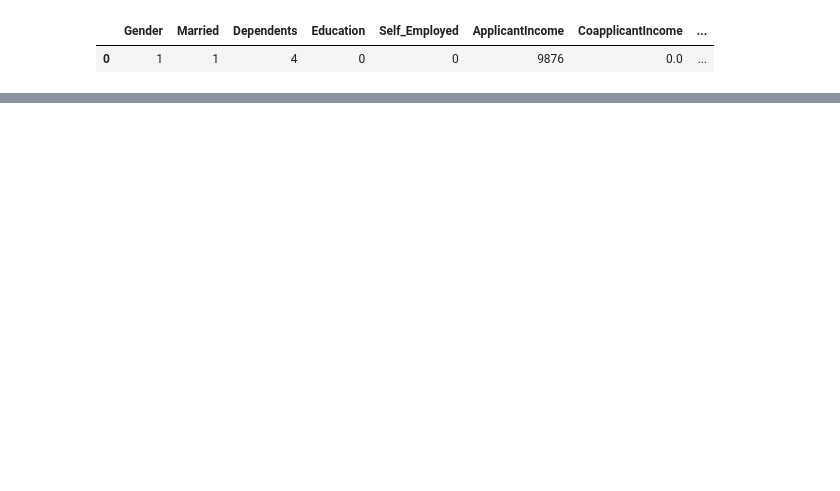
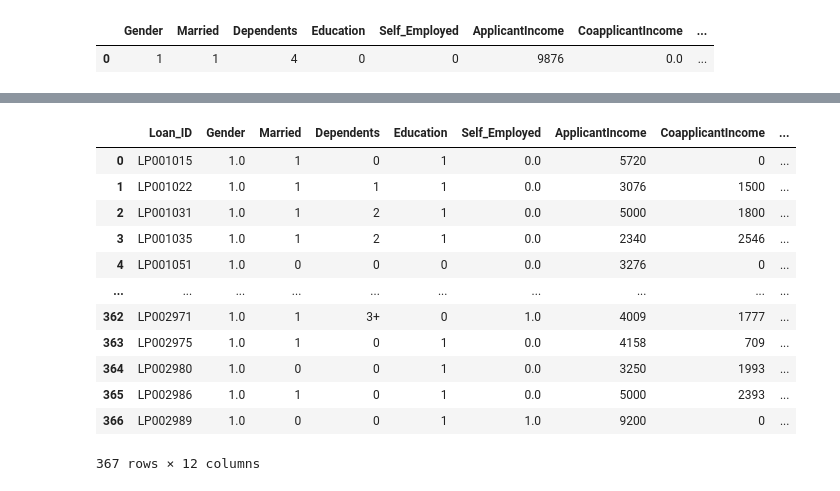
Before and after one commit to sakshiiisinghh/sakshi-, a Jupyter notebook: minor_project.ipynb, the cells around one changed output, grey strips where cells are left out. Cells and saved outputs as stored; diff of their text form; code cells hidden in the pictures; blank space fills up the shorter version.

```diff
--- a/minor_project.ipynb
+++ b/minor_project.ipynb
@@ -524,0 +556,16 @@ Loan Approved
+# %%
+output
+# %% [output]
+|  | Loan_ID | Gender | Married | Dependents | Education | Self_Employed | ApplicantIncome | CoapplicantIncome | ... |
+| 0 | LP001015 | 1.0 | 1 | 0 | 1 | 0.0 | 5720 | 0 | ... |
+| 1 | LP001022 | 1.0 | 1 | 1 | 1 | 0.0 | 3076 | 1500 | ... |
+| 2 | LP001031 | 1.0 | 1 | 2 | 1 | 0.0 | 5000 | 1800 | ... |
+| 3 | LP001035 | 1.0 | 1 | 2 | 1 | 0.0 | 2340 | 2546 | ... |
+| 4 | LP001051 | 1.0 | 0 | 0 | 0 | 0.0 | 3276 | 0 | ... |
+| ... | ... | ... | ... | ... | ... | ... | ... | ... | ... |
+| 362 | LP002971 | 1.0 | 1 | 3+ | 0 | 1.0 | 4009 | 1777 | ... |
+| 363 | LP002975 | 1.0 | 1 | 0 | 1 | 0.0 | 4158 | 709 | ... |
+| 364 | LP002980 | 1.0 | 0 | 0 | 1 | 0.0 | 3250 | 1993 | ... |
+| 365 | LP002986 | 1.0 | 1 | 0 | 1 | 0.0 | 5000 | 2393 | ... |
+| 366 | LP002989 | 1.0 | 0 | 0 | 1 | 1.0 | 9200 | 0 | ... |
+367 rows × 12 columns
```
Also changed, not shown: parts of 34 cells of this notebook.
